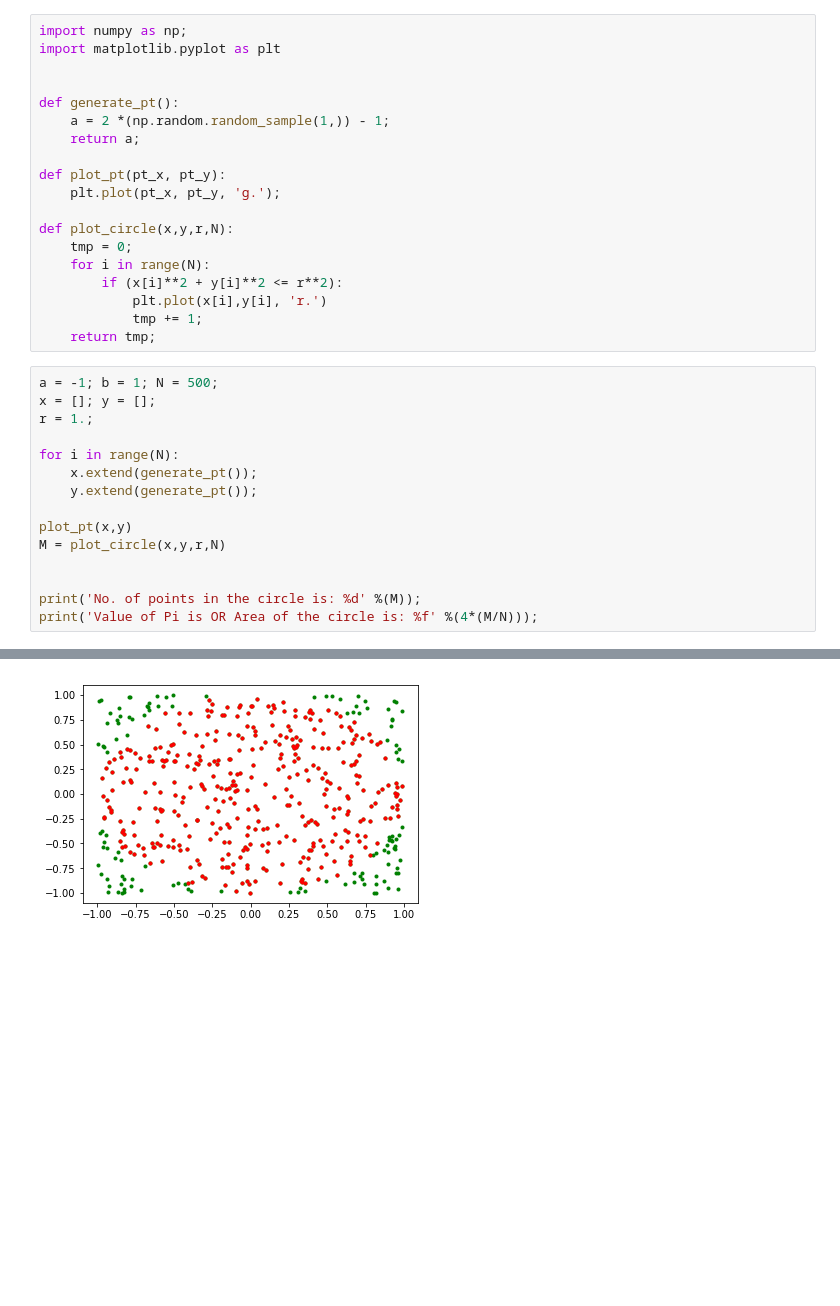
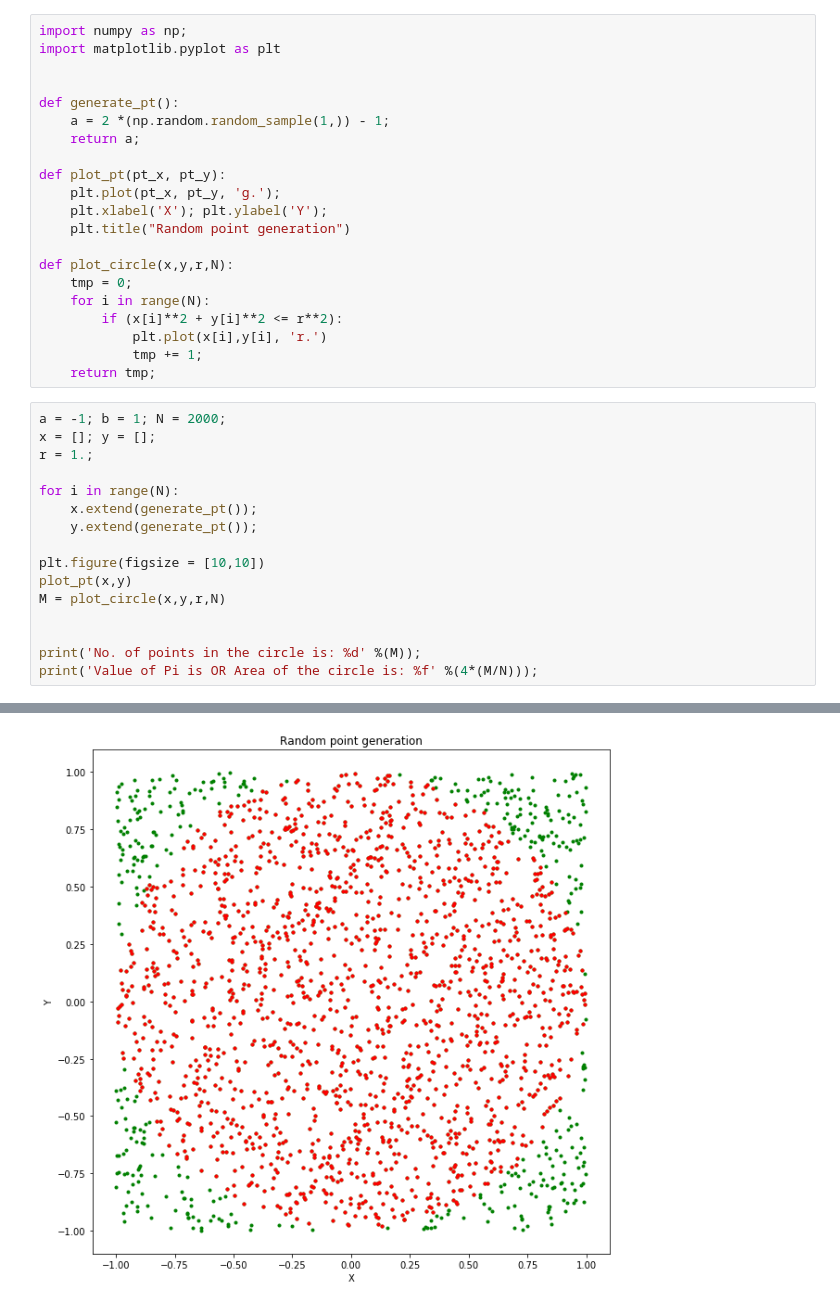
Before and after one commit to rishabhstein/Testing_Codes, a Jupyter notebook: Monte_carlo.ipynb, the cells around one changed output, grey strips where cells are left out. Cells and saved outputs as stored; diff of their text form; blank space fills up the shorter version.

```diff
--- a/Monte_carlo.ipynb
+++ b/Monte_carlo.ipynb
@@ -9,6 +9,8 @@ def generate_pt():
 
 def plot_pt(pt_x, pt_y):
     plt.plot(pt_x, pt_y, 'g.');
+    plt.xlabel('X'); plt.ylabel('Y');
+    plt.title("Random point generation")
 
 def plot_circle(x,y,r,N):
     tmp = 0;
@@ -18,7 +20,7 @@ def plot_circle(x,y,r,N):
             tmp += 1;
     return tmp;
 # %%
-a = -1; b = 1; N = 500;
+a = -1; b = 1; N = 2000;
 x = []; y = [];
 r = 1.;
 
@@ -26,6 +28,7 @@ for i in range(N):
     x.extend(generate_pt());
     y.extend(generate_pt());
 
+plt.figure(figsize = [10,10])
 plot_pt(x,y)
 M = plot_circle(x,y,r,N)
 
@@ -38 +41 @@ Value of Pi is OR Area of the circle is: 3.008000
-[figure, old version]
+[figure, new version]
```
Also changed, not shown: parts of 1 cell of this notebook.
